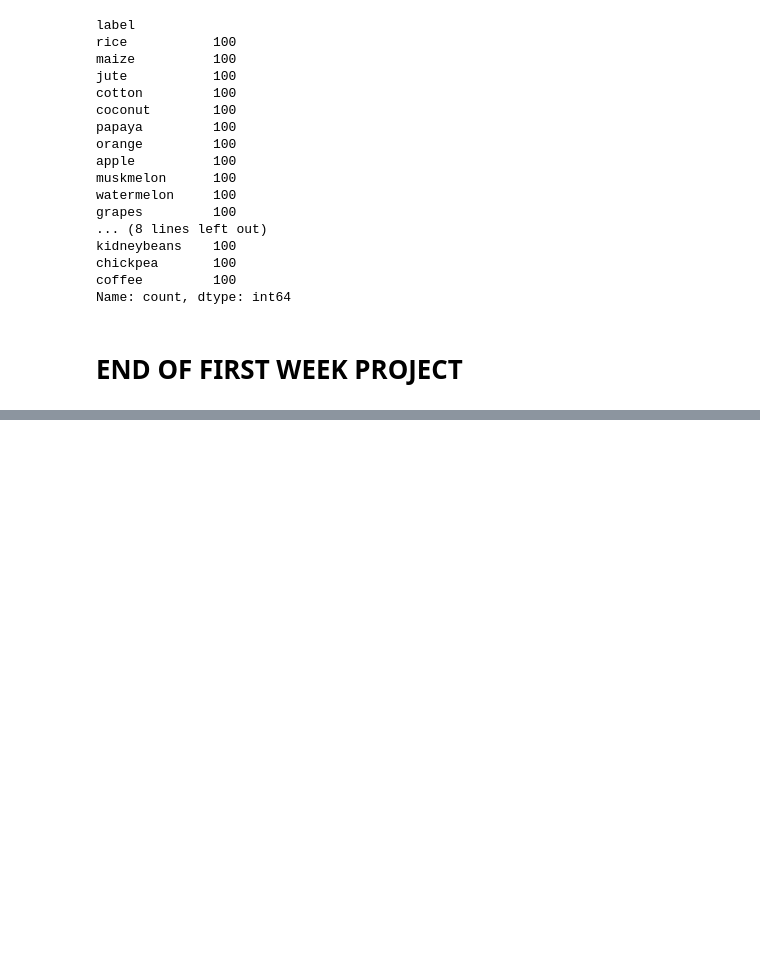
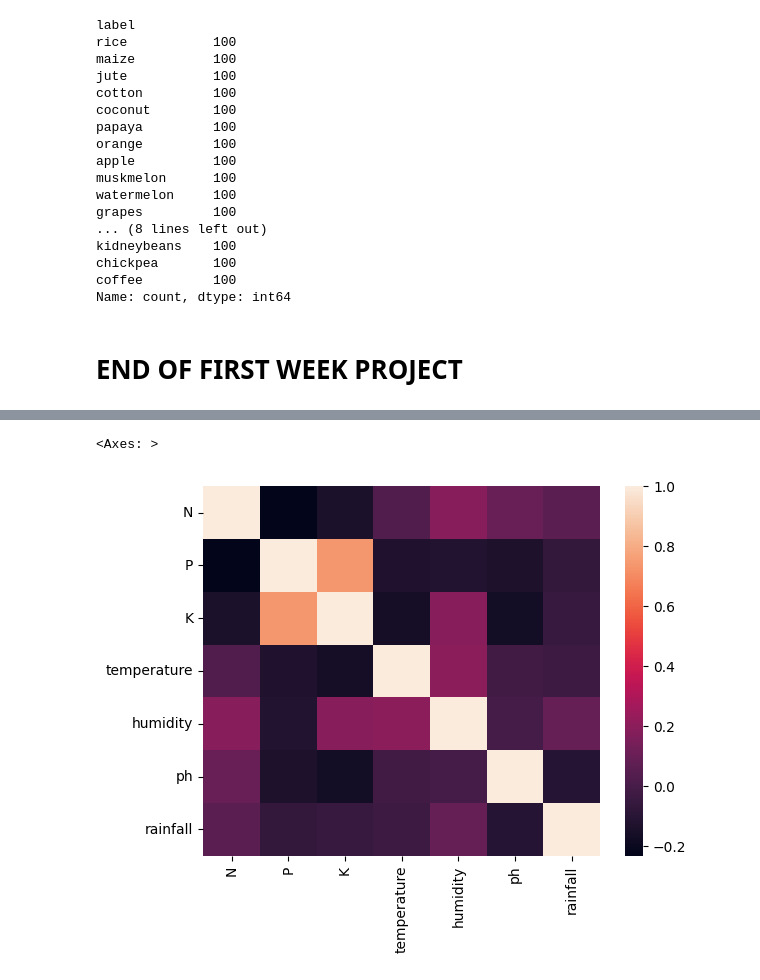
Before and after one commit to Gurubrahma1982/week-1-crop-recommendation-system-project, a Jupyter notebook: crop.ipynb, the cells around one changed output, grey strips where cells are left out. Drawn from its saved outputs; the diff is of its cells as text; code cells hidden in the pictures; blank space fills up the shorter version.

```diff
--- a/crop.ipynb
+++ b/crop.ipynb
@@ -197,0 +217,4 @@ Name: count, dtype: int64
+# %%
+#corrleation of the features
+num_cols=crop.select_dtypes(include=[np.number])
+num_cols
@@ -197,0 +235,3 @@ Name: count, dtype: int64
+# %%
+corr=num_cols.corr()
+corr
@@ -197,0 +247,6 @@ Name: count, dtype: int64
+# %%
+#visualize the heatmap
+sns.heatmap(corr)
+# %% [output]
+<Axes: >
+[figure, added]
```
Also changed, not shown: parts of 18 cells of this notebook.
